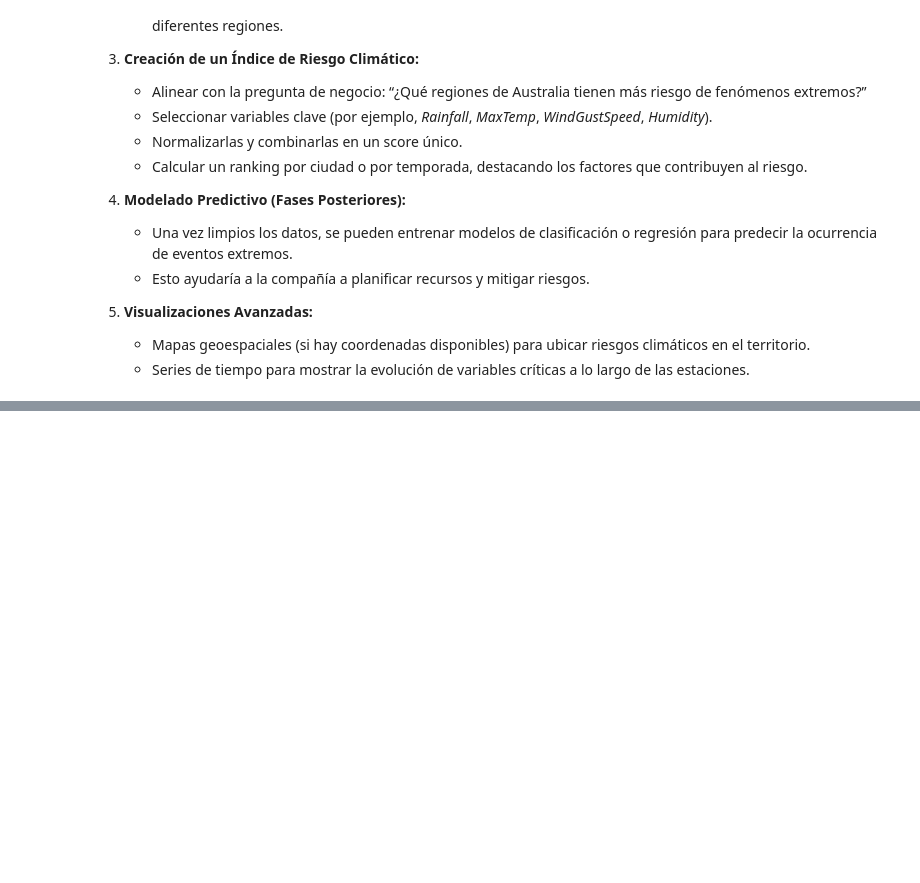
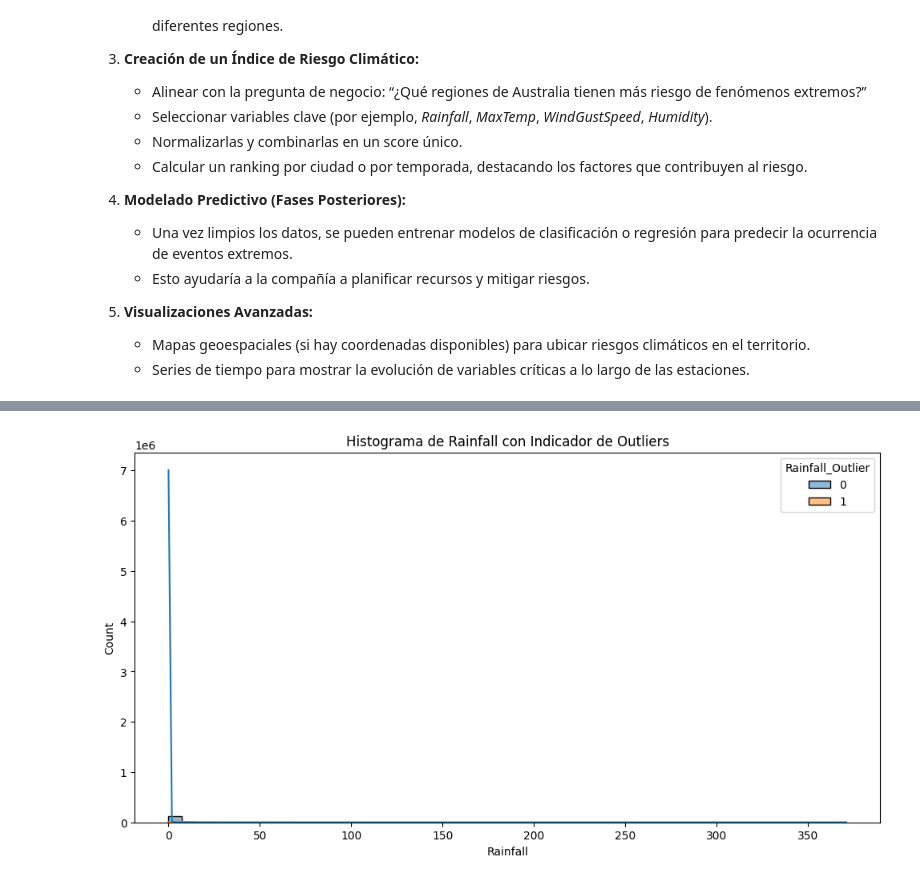
Before and after one commit to DanielIturra1610/kedro-australia-climate, a Jupyter notebook: notebooks/Untitled.ipynb, the cells around one changed output, grey strips where cells are left out. Cells and saved outputs as stored; diff of their text form; code cells hidden in the pictures; blank space fills up the shorter version.

```diff
--- a/notebooks/Untitled.ipynb
+++ b/notebooks/Untitled.ipynb
@@ -196,0 +294,4 @@ A partir de los histogramas, boxplots, matriz de correlación y estadísticas de
+# %%
+# Seleccionar las columnas que se imputarán
+cols_to_impute = ['Sunshine', 'Evaporation']
+print(cols_to_impute)
@@ -196,0 +300,10 @@ A partir de los histogramas, boxplots, matriz de correlación y estadísticas de
+# %%
+# Crear el objeto KNNImputer, usando 5 vecinos (puedes ajustar n_neighbors según convenga)
+imputer = KNNImputer(n_neighbors=5)
+
+# Aplicar la imputación a las columnas seleccionadas
+df[cols_to_impute] = imputer.fit_transform(df[cols_to_impute])
+
+# Verificar que ya no hay valores faltantes en estas columnas
+print("Valores faltantes en 'Sunshine' y 'Evaporation' después de la imputación:")
+print(df[cols_to_impute].isnull().sum())
@@ -196,0 +319,6 @@ A partir de los histogramas, boxplots, matriz de correlación y estadísticas de
+# %%
+# Crear una columna que indique si el valor es outlier
+df['Rainfall_Outlier'] = ((df['Rainfall'] < Q1 - 1.5 * IQR) | (df['Rainfall'] > Q3 + 1.5 * IQR)).astype(int)
+
+# Mostrar el conteo total de outliers
+print("Número de outliers (con indicador en columna):", df['Rainfall_Outlier'].sum())
@@ -196,0 +378,8 @@ A partir de los histogramas, boxplots, matriz de correlación y estadísticas de
+# %%
+# Extraer el año de la columna Date
+df['Year'] = df['Date'].dt.year
+
+# Conteo de outliers por año
+outliers_por_año = df.groupby('Year')['Rainfall_Outlier'].sum()
+print("Número de outliers por año:")
+print(outliers_por_año)
@@ -196,0 +401,6 @@ A partir de los histogramas, boxplots, matriz de correlación y estadísticas de
+# %%
+plt.figure(figsize=(12, 6))
+sns.histplot(data=df, x='Rainfall', hue='Rainfall_Outlier', bins=50, kde=True)
+plt.title("Histograma de Rainfall con Indicador de Outliers")
+plt.show()
+# %% [output]
@@ -196,0 +408 @@ A partir de los histogramas, boxplots, matriz de correlación y estadísticas de
+[figure, added]
```
Also changed, not shown: parts of 36 cells of this notebook.
